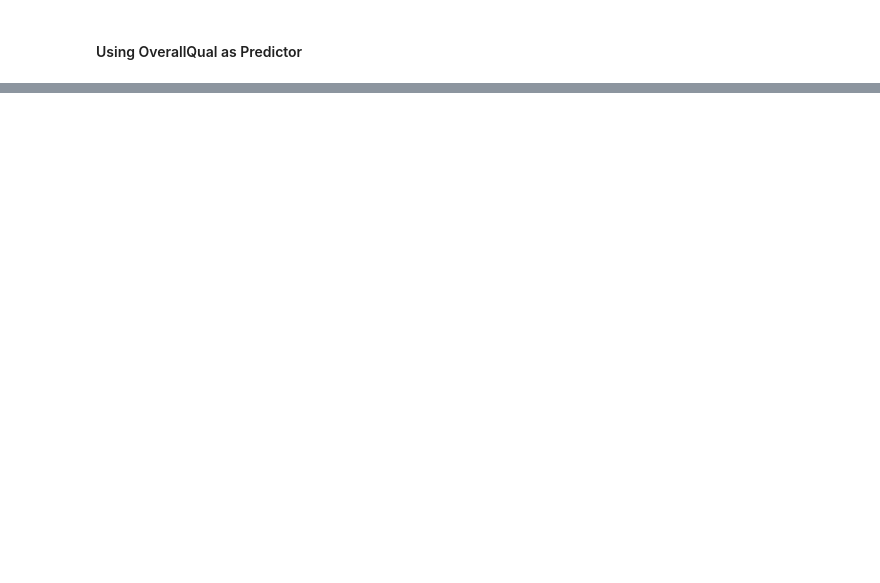
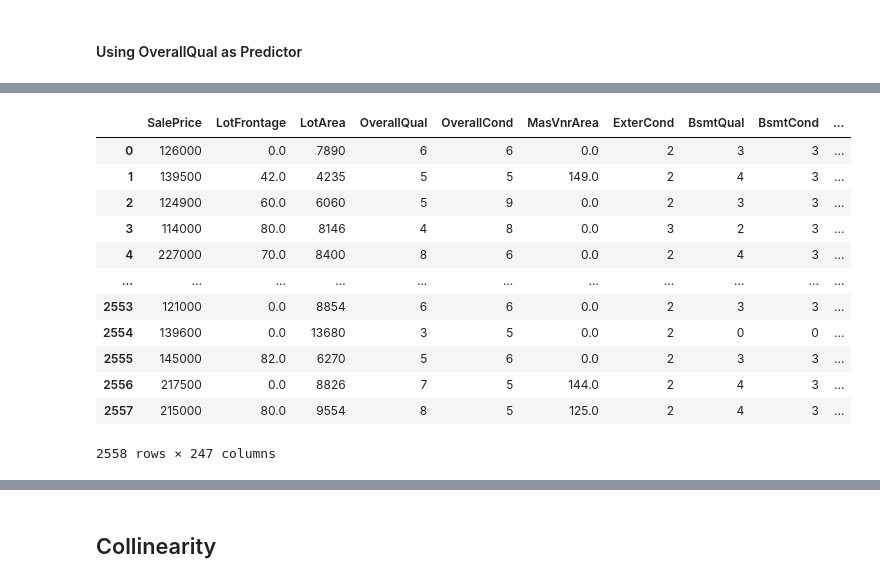
Before and after one commit to jasonphillip/Ames_Housing_ML_Project, a Jupyter notebook: models/LinearModels.ipynb, the cells around one changed output, grey strips where cells are left out. Saved outputs shown, nothing was run; the diff lists cells and outputs as text; code cells hidden in the pictures; blank space fills up the shorter version.

```diff
--- a/models/LinearModels.ipynb
+++ b/models/LinearModels.ipynb
@@ -220,0 +169,3 @@ print(f'Average R-squared score: {scores.mean()}')
+# %%
+cat_cols = data.select_dtypes(include=["object"]).columns.tolist()
+cat_cols
@@ -220,0 +208,4 @@ print(f'Average R-squared score: {scores.mean()}')
+# %%
+# Apply one-hot encoding to each non-numeric feature
+dummies = pd.get_dummies(data, columns=cat_cols)
+dummies.shape
@@ -220,0 +215,17 @@ print(f'Average R-squared score: {scores.mean()}')
+# %%
+data = dummies.copy()
+data
+# %% [output]
+|  | SalePrice | LotFrontage | LotArea | OverallQual | OverallCond | MasVnrArea | ExterCond | BsmtQual | BsmtCond | ... |
+| 0 | 126000 | 0.0 | 7890 | 6 | 6 | 0.0 | 2 | 3 | 3 | ... |
+| 1 | 139500 | 42.0 | 4235 | 5 | 5 | 149.0 | 2 | 4 | 3 | ... |
+| 2 | 124900 | 60.0 | 6060 | 5 | 9 | 0.0 | 2 | 3 | 3 | ... |
+| 3 | 114000 | 80.0 | 8146 | 4 | 8 | 0.0 | 3 | 2 | 3 | ... |
+| 4 | 227000 | 70.0 | 8400 | 8 | 6 | 0.0 | 2 | 4 | 3 | ... |
+| ... | ... | ... | ... | ... | ... | ... | ... | ... | ... | ... |
+| 2553 | 121000 | 0.0 | 8854 | 6 | 6 | 0.0 | 2 | 3 | 3 | ... |
+| 2554 | 139600 | 0.0 | 13680 | 3 | 5 | 0.0 | 2 | 0 | 0 | ... |
+| 2555 | 145000 | 82.0 | 6270 | 5 | 6 | 0.0 | 2 | 3 | 3 | ... |
+| 2556 | 217500 | 0.0 | 8826 | 7 | 5 | 144.0 | 2 | 4 | 3 | ... |
+| 2557 | 215000 | 80.0 | 9554 | 8 | 5 | 125.0 | 2 | 4 | 3 | ... |
+2558 rows × 247 columns
@@ -220,0 +233,2 @@ print(f'Average R-squared score: {scores.mean()}')
+# %% [markdown]
+## Collinearity
```
Also changed, not shown: parts of 37 cells of this notebook, 1 other file.
